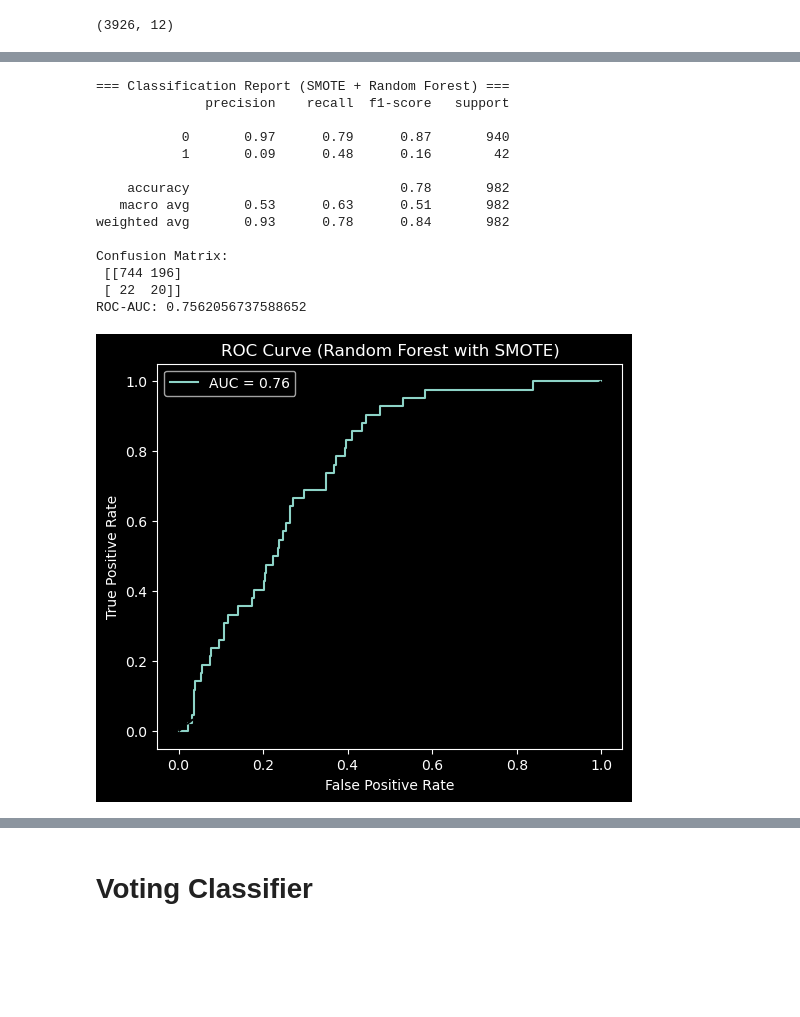
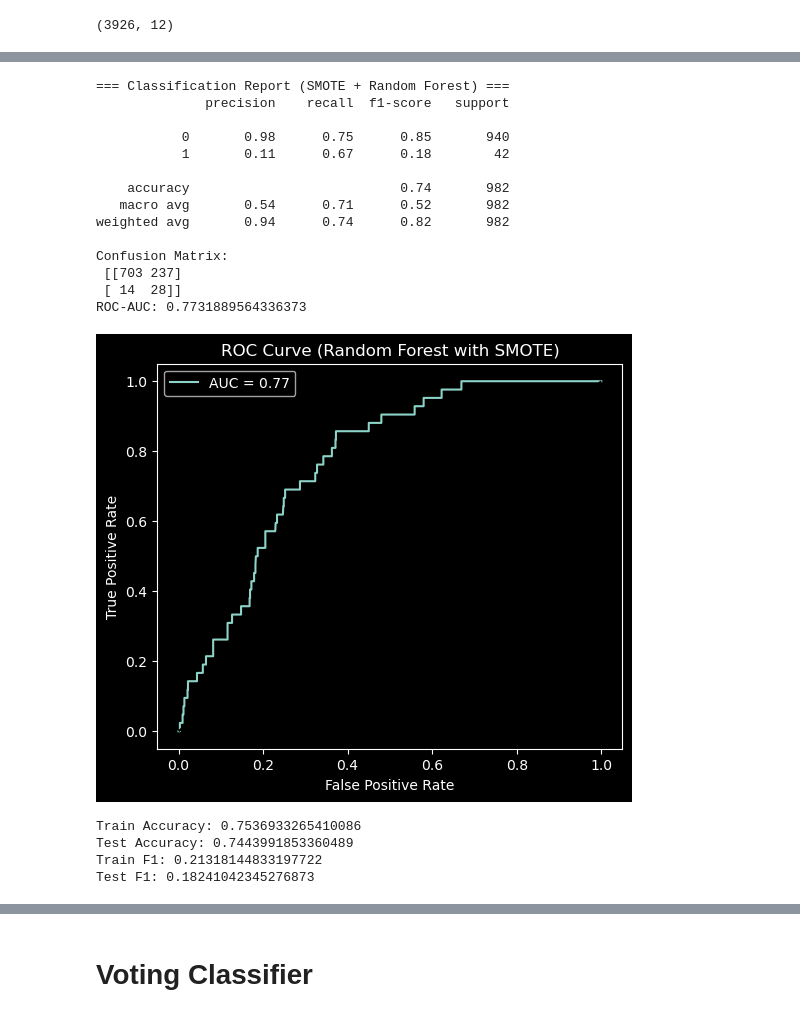
Before and after one commit to AlyModrik41/Stroke-Prediction, a Jupyter notebook: Stroke Prediction.ipynb, the cells around one changed output, grey strips where cells are left out. Drawn from its saved outputs; the diff is of its cells as text; code cells hidden in the pictures; blank space fills up the shorter version.

```diff
--- a/Stroke Prediction.ipynb
+++ b/Stroke Prediction.ipynb
@@ -241,6 +241,7 @@ df["hyp_hd"] = df_linear["hypertension"] & df_linear["heart_disease"]
 # %%
 df_linear=df.copy()
 df_tree=df.copy()
+numeric_features=['age']
 # %%
 scaler=StandardScaler()
 df_linear[numeric_features]=scaler.fit_transform(df_linear[numeric_features])
@@ -264,12 +265,5 @@ df_linear
 # %%
 le=LabelEncoder()
 for col in categorical:
-    if col != 'smoking_status':
         df_tree[f'{col}']=le.fit_transform(df_tree[f'{col}'])
         df_linear[f'{col}']=le.fit_transform(df_linear[f'{col}'])
-# %%
-ord=OrdinalEncoder(categories=[['No Info','never smoked','formerly smoked','smokes']])
-df_tree['smoking_status']=ord.fit_transform(df_tree[['smoking_status']])
-df_tree['smoking_status']
-df_linear['smoking_status']=ord.fit_transform(df_linear[['smoking_status']])
-df_linear['smoking_status']
@@ -289,5 +274,5 @@ Name: smoking_status, Length: 4908, dtype: float64
 # %%
 onehot=OneHotEncoder()
-df_linear=pd.get_dummies(df_linear,columns=categorical,drop_first=False)
+df_linear=pd.get_dummies(df_linear,columns=['gender', 'ever_married', 'work_type', 'Residence_type'],drop_first=False)
 df_linear
 # %% [output]
@@ -680,40 +674,49 @@ plt.show()
 # %%
-rf_model_smote = RandomForestClassifier(class_weight={0:1, 1:5}, max_depth= 10, min_samples_split= 5, n_estimators= 100)
+rf_model_smote = RandomForestClassifier(class_weight='balanced', max_depth= 3, min_samples_split= 2, n_estimators= 200)
 rf_model_smote.fit(x_train_tree_os, y_train_tree_os)
 
 y_pred_rf = rf_model_smote.predict(x_test_tree)
 y_proba_rf = rf_model_smote.predict_proba(x_test_tree)[:,1]
+y_pred_rf_train = rf_model_smote.predict(x_train_tree)
 
 print("=== Classification Report (SMOTE + Random Forest) ===")
 print(classification_report(y_test_tree, y_pred_rf))
 print("Confusion Matrix:\n", confusion_matrix(y_test_tree, y_pred_rf))
 print("ROC-AUC:", roc_auc_score(y_test_tree, y_proba_rf))
 
 fpr, tpr, _ = roc_curve(y_test_tree, y_proba_rf)
 plt.figure(figsize=(6,5))
 plt.plot(fpr, tpr, label=f"AUC = {roc_auc_score(y_test_tree, y_proba_rf):.2f}")
 plt.plot([0,1],[0,1],'k--')
 plt.xlabel("False Positive Rate")
 plt.ylabel("True Positive Rate")
 plt.title("ROC Curve (Random Forest with SMOTE)")
 plt.legend()
 plt.show()
+print("Train Accuracy:", accuracy_score(y_train_lin, y_pred_rf_train))
+print("Test Accuracy:", accuracy_score(y_test_lin, y_pred_rf))
+print("Train F1:", f1_score(y_train_lin, y_pred_rf_train))
+print("Test F1:", f1_score(y_test_lin, y_pred_rf))
 # %% [output]
 === Classification Report (SMOTE + Random Forest) ===
               precision    recall  f1-score   support
 
-           0       0.97      0.79      0.87       940
-           1       0.09      0.48      0.16        42
+           0       0.98      0.75      0.85       940
+           1       0.11      0.67      0.18        42
 
-    accuracy                           0.78       982
-   macro avg       0.53      0.63      0.51       982
-weighted avg       0.93      0.78      0.84       982
+    accuracy                           0.74       982
+   macro avg       0.54      0.71      0.52       982
+weighted avg       0.94      0.74      0.82       982
 
 Confusion Matrix:
- [[744 196]
- [ 22  20]]
-ROC-AUC: 0.7562056737588652
+ [[703 237]
+ [ 14  28]]
+ROC-AUC: 0.7731889564336373
-[figure, old version]
+[figure, new version]
+Train Accuracy: 0.7536933265410086
+Test Accuracy: 0.7443991853360489
+Train F1: 0.21318144833197722
+Test F1: 0.18241042345276873
 # %%
 feature_names_tree=x_train_tree_os.columns
 rf_importance = pd.DataFrame({
```
Also changed, not shown: parts of 24 cells of this notebook, 8 other files.
